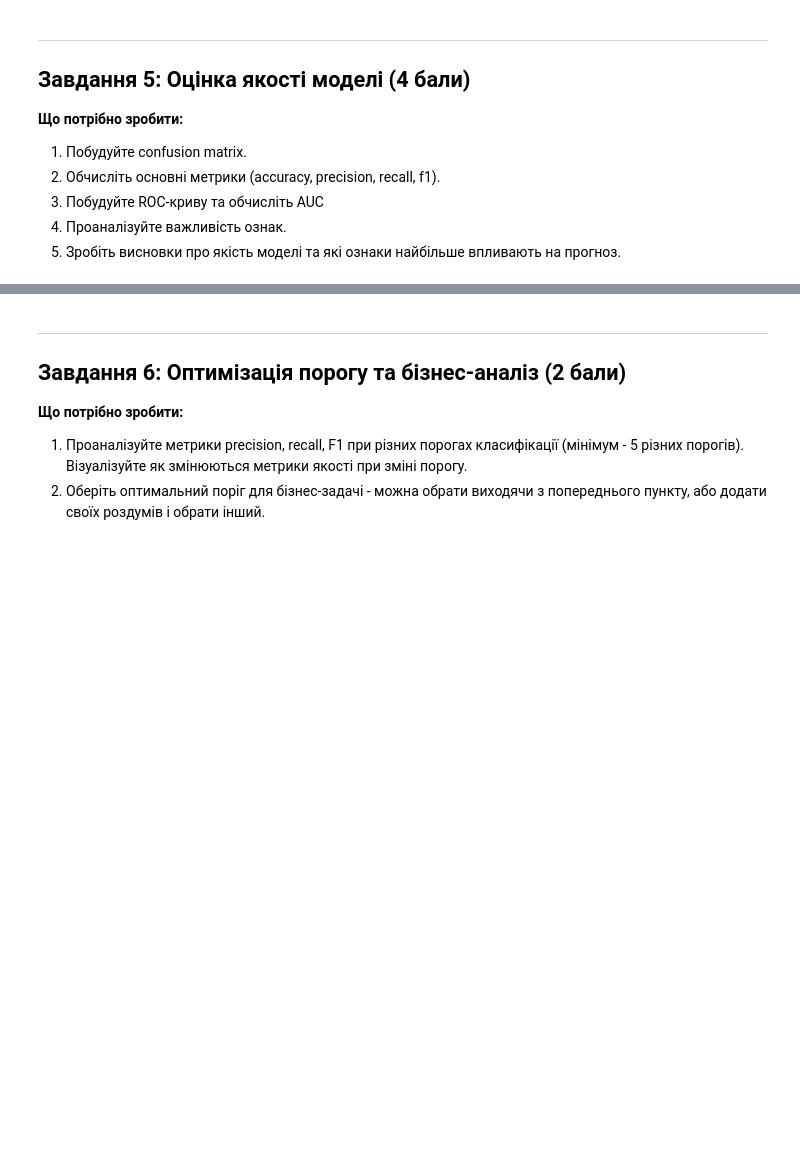
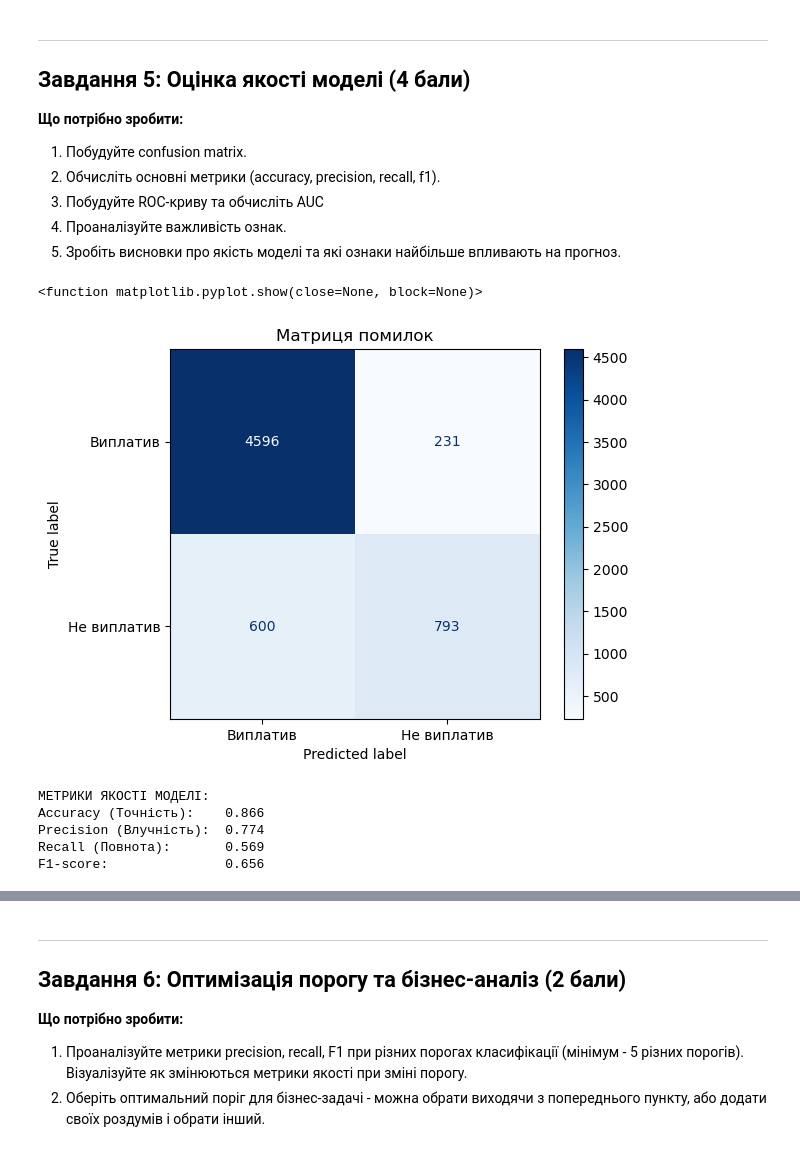
Before and after one commit to OlenaBabko/DataAnalytics_DataLovesAcademy, a Jupyter notebook: modul_16_Machine Learning Fundamentals for Data Analysts/hw/HW_16_2_Credit_risk_forecasting.ipynb, the cells around one changed output, grey strips where cells are left out. Drawn from its saved outputs; the diff is of its cells as text; code cells hidden in the pictures; blank space fills up the shorter version.

```diff
--- a/modul_16_Machine Learning Fundamentals for Data Analysts/hw/HW_16_2_Credit_risk_forecasting.ipynb
+++ b/modul_16_Machine Learning Fundamentals for Data Analysts/hw/HW_16_2_Credit_risk_forecasting.ipynb
@@ -296,7 +304,7 @@ df_encoded.head()
 | 4 | 24 | 54400 | 8.0 | 35000 | 14.27 | 1 | ... |
 # %%
 # фінальний набір ознак
-feature_columns = [col for col in df_encoded.columns]
+feature_columns = [col for col in df_encoded.columns  if col != "loan_status"]
 
 # залишимо всі ознаки. оскільки жодна не має 0 кореляції з цільовою змінною
 # %%
@@ -424,0 +442,10 @@ print(sample_predictions)
+# %%
+cm = confusion_matrix(y_test, y_pred)
+
+disp = ConfusionMatrixDisplay(confusion_matrix=cm, display_labels=["Виплатив", "Не виплатив"])
+disp.plot(cmap="Blues")
+plt.title("Матриця помилок")
+plt.show
+# %% [output]
+<function matplotlib.pyplot.show(close=None, block=None)>
+[figure, added]
@@ -424,0 +454,25 @@ print(sample_predictions)
+# %%
+# Accuracy = (TP + TN) / Всі прогнози
+accuracy = accuracy_score(y_test, y_pred)
+
+# Precision = TP / (TP + FP)
+precision = precision_score(y_test, y_pred)
+
+# Recall = TP / (TP + FN)
+recall = recall_score(y_test, y_pred)
+
+# F1-score = 2 × (Precision × Recall) / (Precision + Recall)
+f1 = f1_score(y_test, y_pred)
+
+
+print("МЕТРИКИ ЯКОСТІ МОДЕЛІ:")
+print(f"Accuracy (Точність):    {accuracy:.3f}")
+print(f"Precision (Влучність):  {precision:.3f}")
+print(f"Recall (Повнота):       {recall:.3f}")
+print(f"F1-score:               {f1:.3f}")
+# %% [output]
+МЕТРИКИ ЯКОСТІ МОДЕЛІ:
+Accuracy (Точність):    0.866
+Precision (Влучність):  0.774
+Recall (Повнота):       0.569
+F1-score:               0.656
```
Also changed, not shown: parts of 15 cells of this notebook.
